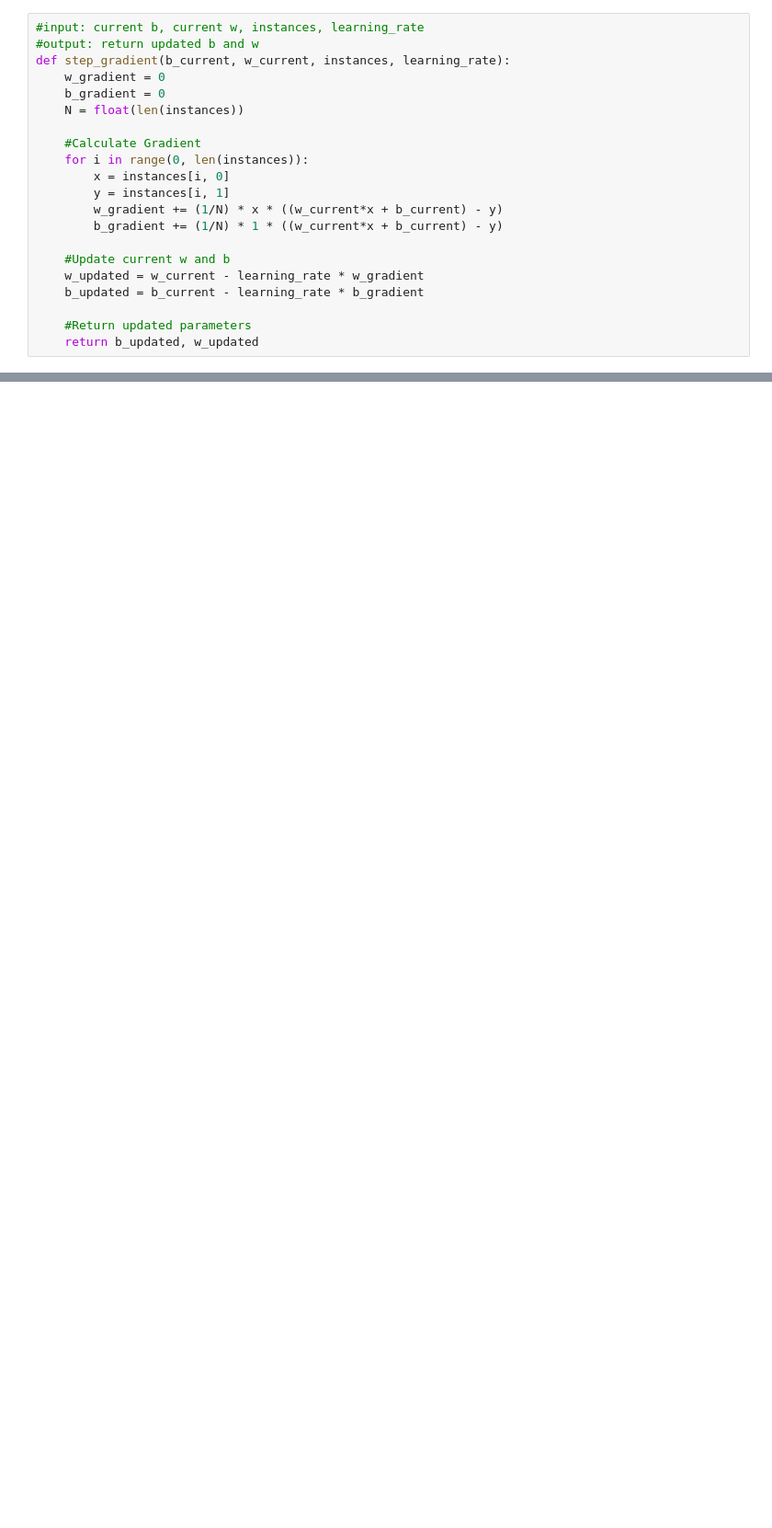
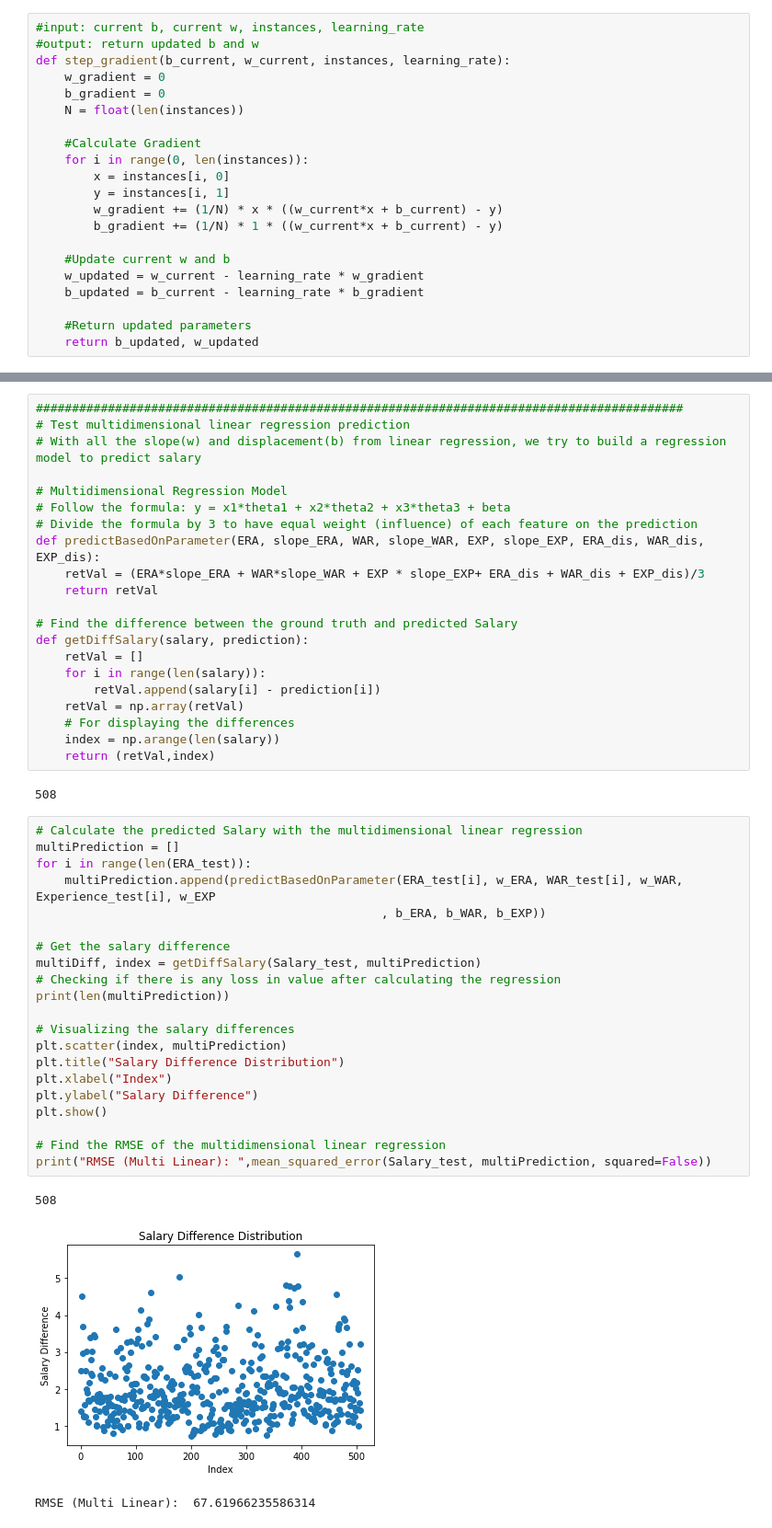
Before and after one commit to DS3001-Team-WHZM/GroupProject, a Jupyter notebook: DS Project .ipynb, the cells around one changed output, grey strips where cells are left out. Shown: that part at 92% size. Drawn from its saved outputs; the diff is of its cells as text; blank space fills up the shorter version.

```diff
--- a/DS Project .ipynb
+++ b/DS Project .ipynb
@@ -290,0 +409,48 @@ TypeError: only integer scalar arrays can be converted to a scalar index
+# %%
+##########################################################################################
+# Test multidimensional linear regression prediction
+# With all the slope(w) and displacement(b) from linear regression, we try to build a regression model to predict salary
+
+# Multidimensional Regression Model
+# Follow the formula: y = x1*theta1 + x2*theta2 + x3*theta3 + beta
+# Divide the formula by 3 to have equal weight (influence) of each feature on the prediction
+def predictBasedOnParameter(ERA, slope_ERA, WAR, slope_WAR, EXP, slope_EXP, ERA_dis, WAR_dis, EXP_dis):
+    retVal = (ERA*slope_ERA + WAR*slope_WAR + EXP * slope_EXP+ ERA_dis + WAR_dis + EXP_dis)/3
+    return retVal
+
+# Find the difference between the ground truth and predicted Salary
+def getDiffSalary(salary, prediction):
+    retVal = []
+    for i in range(len(salary)):
+        retVal.append(salary[i] - prediction[i])
+    retVal = np.array(retVal)
+    # For displaying the differences
+    index = np.arange(len(salary))
+    return (retVal,index)
+# %% [output]
+508
+# %%
+# Calculate the predicted Salary with the multidimensional linear regression
+multiPrediction = []
+for i in range(len(ERA_test)):
+    multiPrediction.append(predictBasedOnParameter(ERA_test[i], w_ERA, WAR_test[i], w_WAR, Experience_test[i], w_EXP
+                                                , b_ERA, b_WAR, b_EXP))
+
+# Get the salary difference
+multiDiff, index = getDiffSalary(Salary_test, multiPrediction)
+# Checking if there is any loss in value after calculating the regression
+print(len(multiPrediction))
+
+# Visualizing the salary differences
+plt.scatter(index, multiPrediction)
+plt.title("Salary Difference Distribution")
+plt.xlabel("Index")
+plt.ylabel("Salary Difference")
+plt.show()
+
+# Find the RMSE of the multidimensional linear regression
+print("RMSE (Multi Linear): ",mean_squared_error(Salary_test, multiPrediction, squared=False))
+# %% [output]
+508
+[figure, added]
+RMSE (Multi Linear):  67.61966235586314
```
Also changed, not shown: parts of 31 cells of this notebook.
